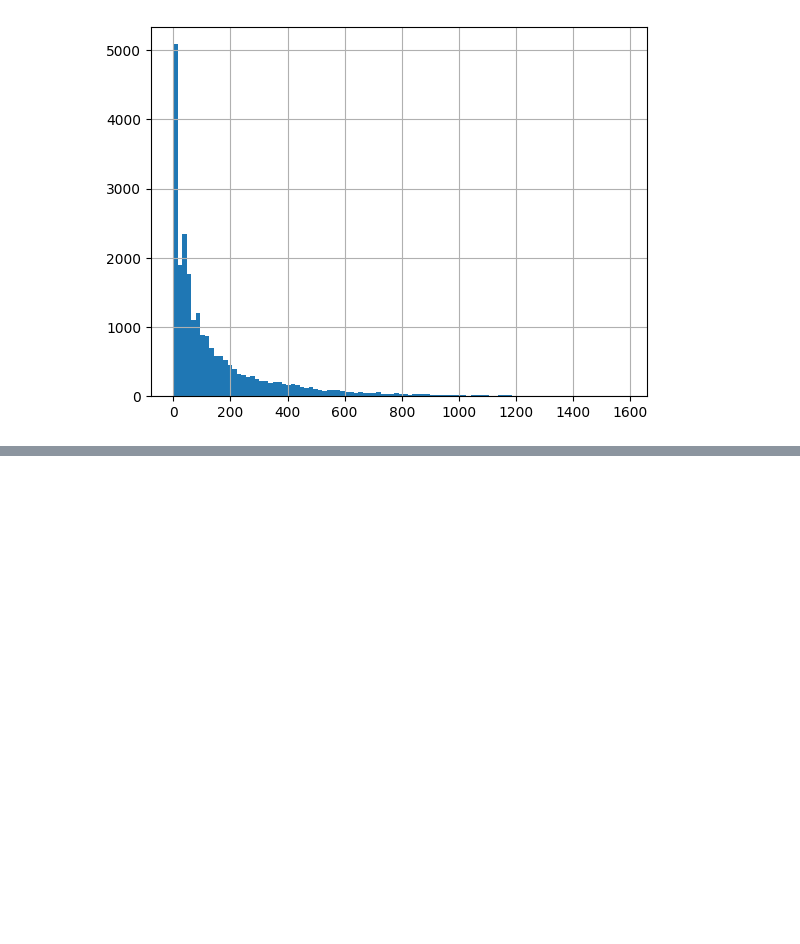
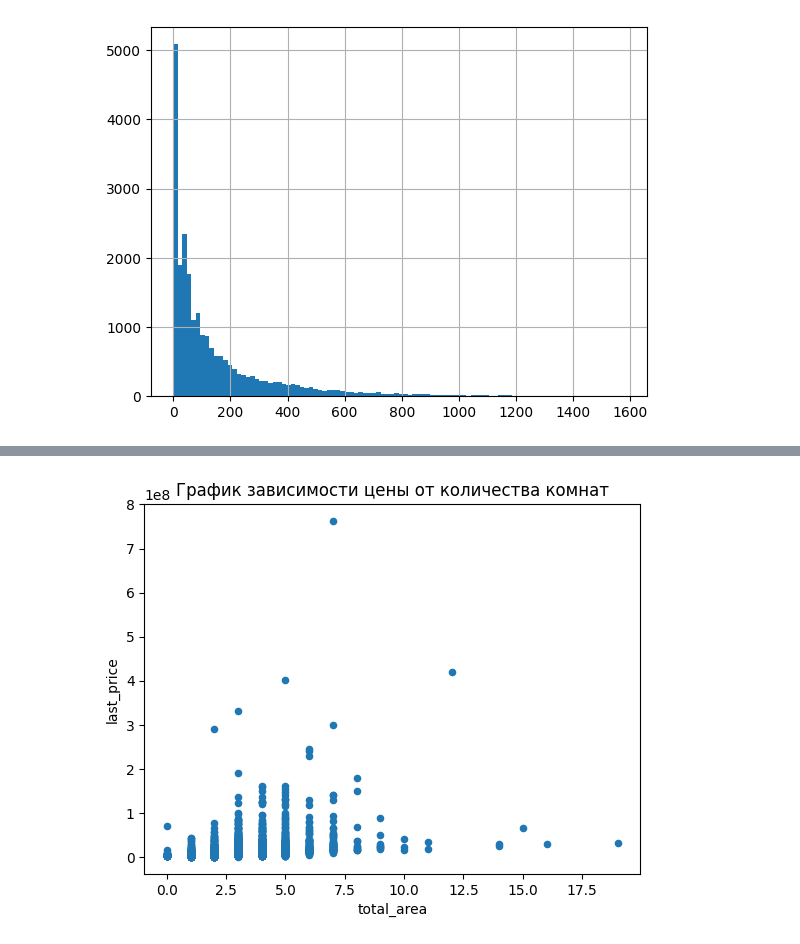
Before and after one commit to eugenii/data_sciencse, a Jupyter notebook: sp4.ipynb, the cells around one changed output, grey strips where cells are left out. Saved outputs shown, nothing was run; the diff lists cells and outputs as text; code cells hidden in the pictures; blank space fills up the shorter version.

```diff
--- a/sp4.ipynb
+++ b/sp4.ipynb
@@ -227,0 +238,7 @@ plt.show()
+# %%
+data.plot(x='rooms', y='last_price', kind='scatter', title='График зависимости цены от количества комнат')
+plt.xlabel('total_area')
+plt.ylabel('last_price')
+plt.show()
+# %% [output]
+[figure, added]
```
Also changed, not shown: parts of 11 cells of this notebook.
